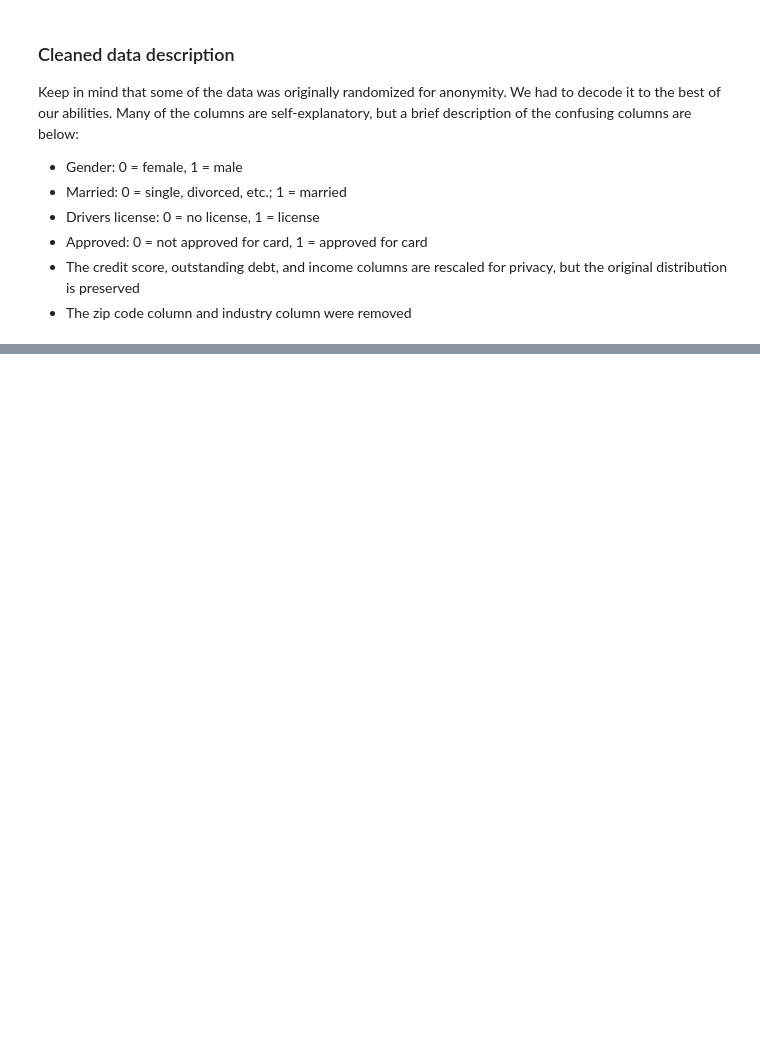
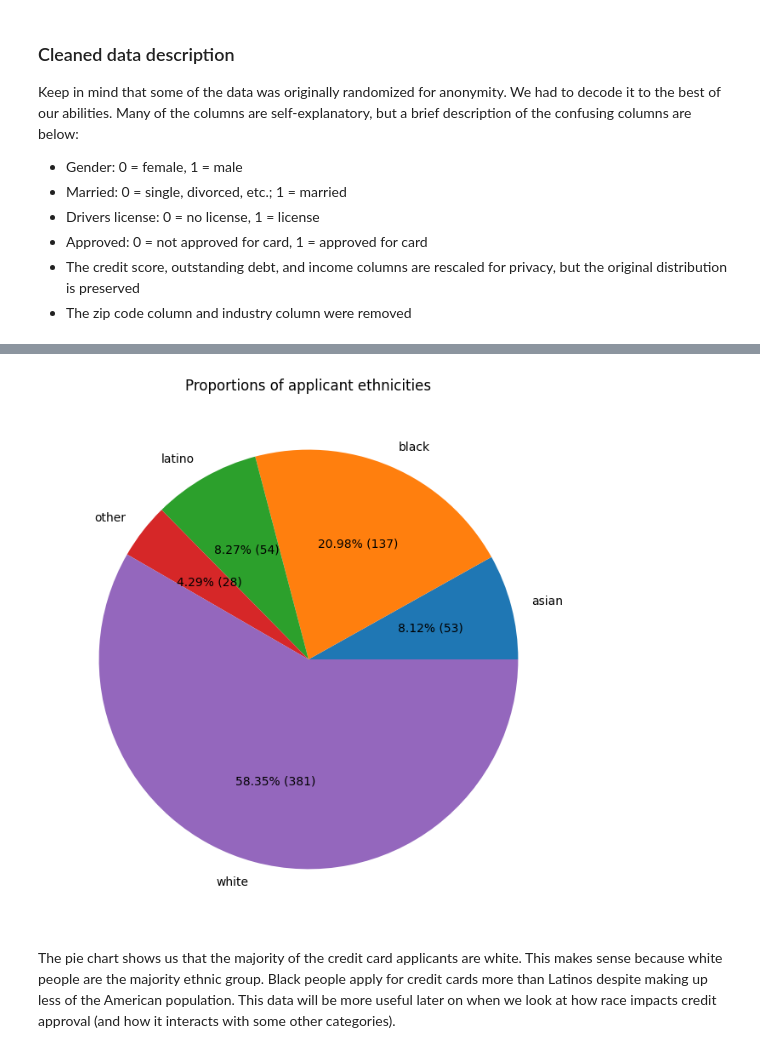
Before and after one commit to walterosborne/320final, a Jupyter notebook: Final.ipynb, the cells around one changed output, grey strips where cells are left out. Saved outputs shown, nothing was run; the diff lists cells and outputs as text; code cells hidden in the pictures; blank space fills up the shorter version.

```diff
--- a/Final.ipynb
+++ b/Final.ipynb
@@ -276,0 +344,29 @@ Keep in mind that some of the data was originally randomized for anonymity. We h
+# %%
+# Function for a customer autopct
+def make_autopct(values):
+    def my_autopct(pct):
+        total = values.sum()
+        val = int(round(pct * total / 100.0))
+        return '{p:.2f}% ({v:d})'.format(p=pct, v=val)
+    return my_autopct
+
+# Create a deep copy of the original dataframe and drop unneeded columns
+df_age_pie = df.copy(deep=True)
+df_age_pie.drop(columns=['gender', 'age', 'debt', 'married', 'bank_customer', 'years_employed', 'prior_default', 'employed', 'credit_score', 'drivers_license', 'citizen', 'income', 'approved'], inplace=True)
+
+# Calculate the frequency of each ethnicity (black, white, asian, latino, or other)
+df_age_pie = df_age_pie.groupby('ethnicity')['ethnicity'].count()
+
+# Organize the values
+df_age_pie.sort_values(ascending=False)
+labels = list(map(str, df_age_pie.keys()))
+
+# Draw the plot
+plt.figure(figsize=(8, 8))
+plt.pie(df_age_pie, labels=labels, autopct=make_autopct(df_age_pie))
+plt.title('Proportions of applicant ethnicities')
+plt.show()
+# %% [output]
+[figure, added]
+# %% [markdown]
+The pie chart shows us that the majority of the credit card applicants are white. This makes sense because white people are the majority ethnic group. Black people apply for credit cards more than Latinos despite making up less of the American population. This data will be more useful later on when we look at how race impacts credit approval (and how it interacts with some other categories).
```
Also changed, not shown: parts of 9 cells of this notebook.
